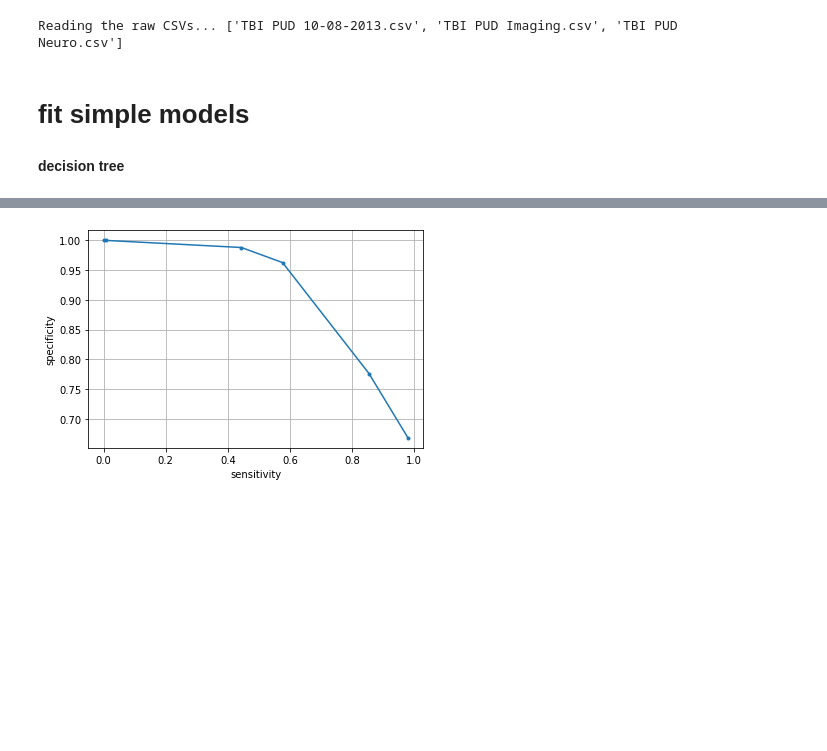
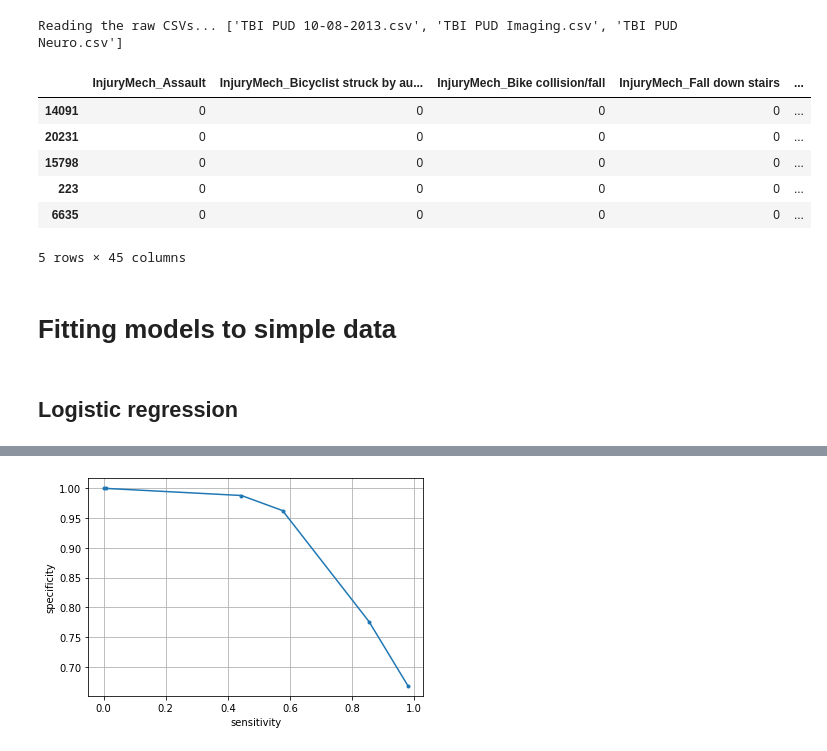
Before and after one commit to Yu-Group/clinical-rule-vetting, a Jupyter notebook: rulevetting/projects/tbi_pecarn/notebooks/01_fit_interpretable_models.ipynb, the cells around one changed output, grey strips where cells are left out. Drawn from its saved outputs; the diff is of its cells as text; code cells hidden in the pictures; blank space fills up the shorter version.

```diff
--- a/rulevetting/projects/tbi_pecarn/notebooks/01_fit_interpretable_models.ipynb
+++ b/rulevetting/projects/tbi_pecarn/notebooks/01_fit_interpretable_models.ipynb
@@ -102,4 +131,14 @@ feature_names_simp = list(X_simp_train)
-# %% [markdown]
-# fit simple models
-# %% [markdown]
-**decision tree**
+# %%
+df_simp_train.head()
+# %% [output]
+|  | InjuryMech_Assault | InjuryMech_Bicyclist struck by au... | InjuryMech_Bike collision/fall | InjuryMech_Fall down stairs | ... |
+| 14091 | 0 | 0 | 0 | 0 | ... |
+| 20231 | 0 | 0 | 0 | 0 | ... |
+| 15798 | 0 | 0 | 0 | 0 | ... |
+| 223 | 0 | 0 | 0 | 0 | ... |
+| 6635 | 0 | 0 | 0 | 0 | ... |
+5 rows × 45 columns
+# %% [markdown]
+# Fitting models to simple data
+# %% [markdown]
+## Logistic regression
```
Also changed, not shown: parts of 25 cells of this notebook, 3 other files.
